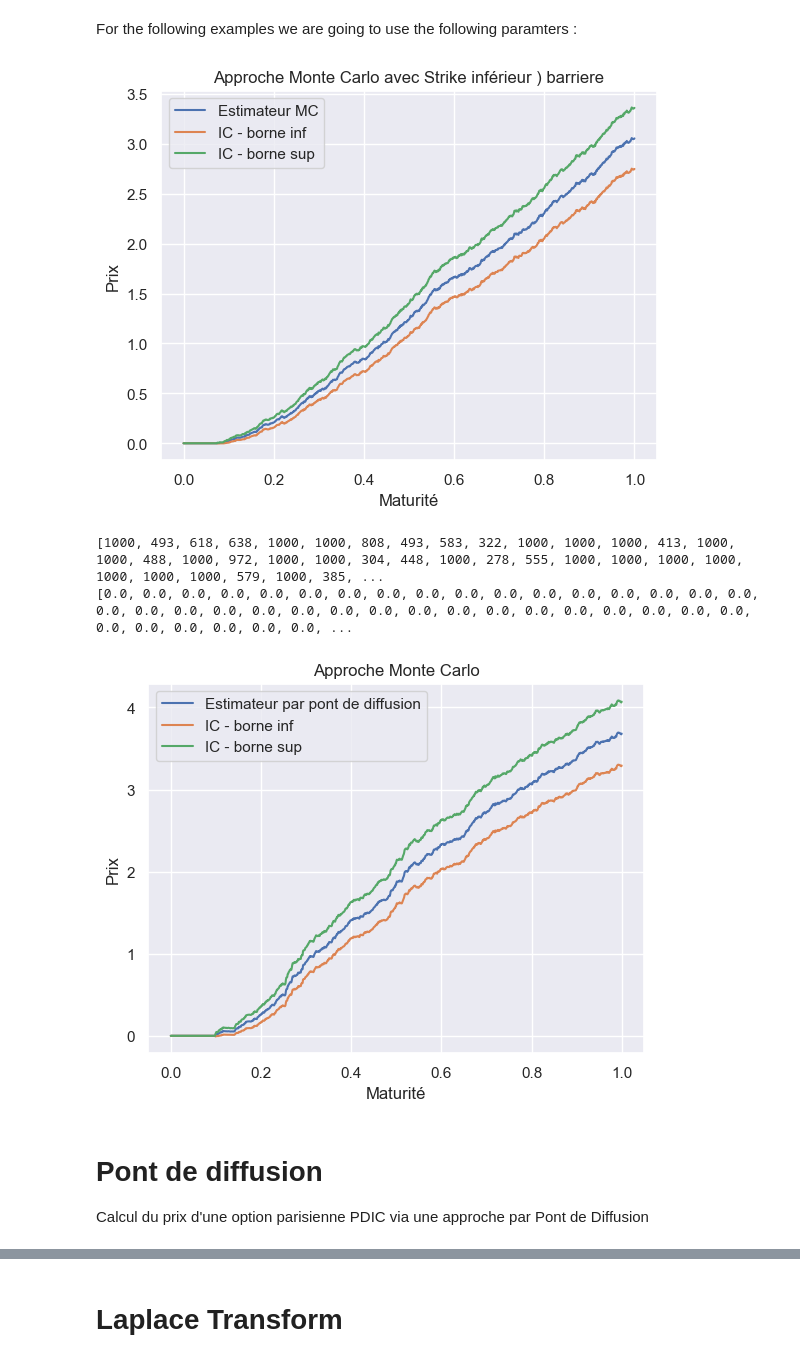
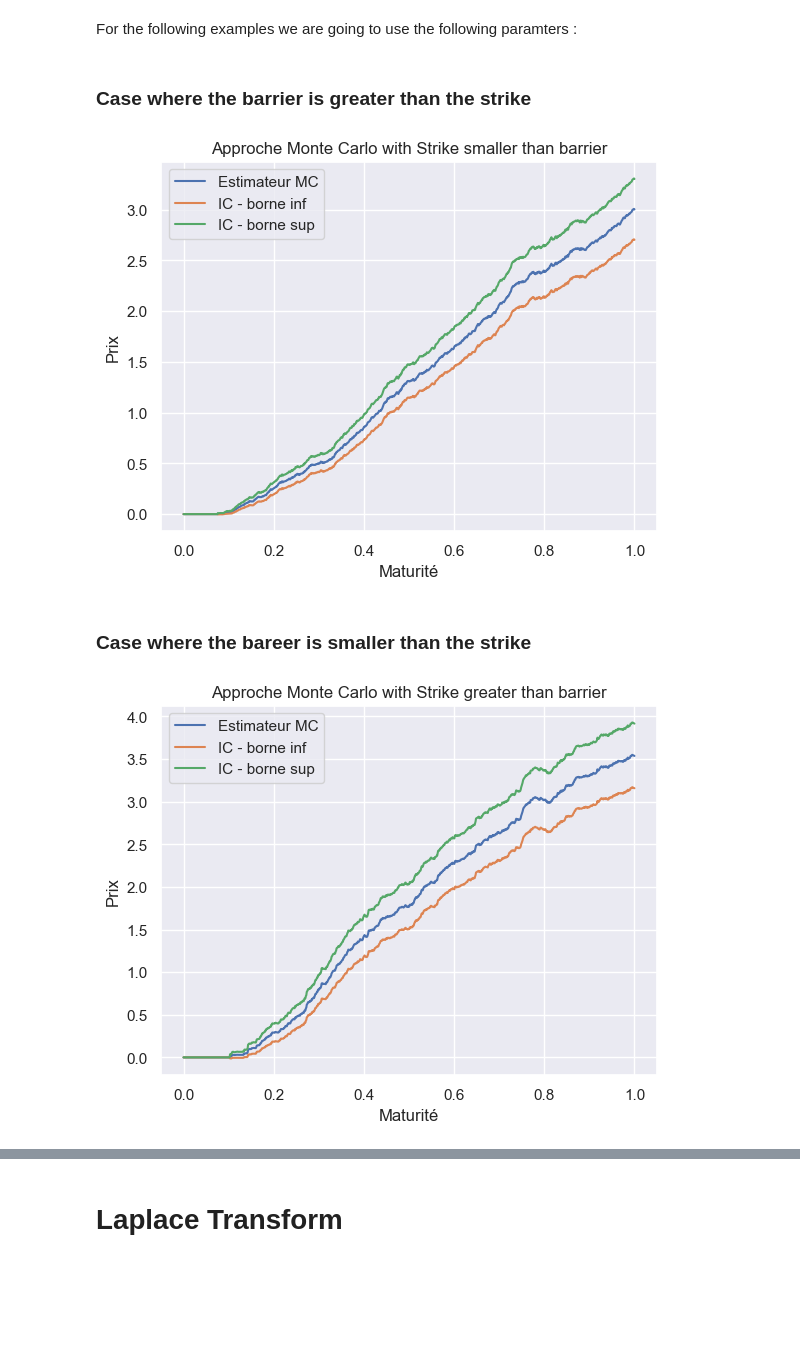
Before and after one commit to hedsto/Valorisation-parisian-option, a Jupyter notebook: valorisation_parisian_option.ipynb, the cells around one changed output, grey strips where cells are left out. Cells and saved outputs as stored; diff of their text form; code cells hidden in the pictures; blank space fills up the shorter version.

```diff
--- a/valorisation_parisian_option.ipynb
+++ b/valorisation_parisian_option.ipynb
@@ -160,11 +161,10 @@ x = 100
 T = 1
 K = 100
 sigma = 0.2
-r = 0.025
+r = 0.005
 delta = 0
 n_times = 1000
-n_paths = 10000
-L = 110
+n_paths = 1000
 D = 20/360
 # %%
 def pdic_mc(x, T, K, L, D, sigma, r, delta, n_times, n_paths, epsilon):
@@ -217,21 +217,10 @@ def pdic_mc(x, T, K, L, D, sigma, r, delta, n_times, n_paths, epsilon):
         mc_conf_sup.append(interval[3])
 
     return mc, mc_conf_inf, mc_conf_sup
+# %% [markdown]
+### Case where the barrier is greater than the strike
 # %%
-x = 100
-T = 1
-K = 100
-sigma = 0.2
-r = 0.005
-delta = 0
-n_times = 1000
-n_paths = 1000
 L = 110
-D = 20/360
-p = 15
-q = 15
-alpha = 18.4/(2*T)
-
 
 mc, mc_conf_inf, mc_conf_sup = pdic_mc(x, T, K, L, D,sigma,r,delta,n_times, n_paths, epsilon=0.1)
 times = np.linspace(0,T,n_times)
@@ -239,47 +228,30 @@ times = np.linspace(0,T,n_times)
 plt.plot(times, mc, label = "Estimateur MC")
 plt.plot(times, mc_conf_inf, label = "IC - borne inf")
 plt.plot(times, mc_conf_sup, label = "IC - borne sup")
-plt.title("Approche Monte Carlo avec Strike inférieur ) barriere")
+plt.title("Approche Monte Carlo with Strike smaller than barrier")
 plt.legend()
 plt.xlabel("Maturité")
 plt.ylabel("Prix")
 plt.show()
 # %% [output]
-[figure, old version]
+[figure, new version]
+# %% [markdown]
+### Case where the bareer is smaller than the strike
 # %%
-x = 100
-T = 1
-K = 100
-sigma = 0.2
-r = 0.005
-delta = 0
-n_times = 1000
-n_paths = 1000
 L = 90
-D = 20/360
-p = 15
-q = 15
-alpha = 18.4/(2*T)
 
-#mc = simulate_parisian_option_MC(x, T, K, L, D,sigma,r,delta,n_times, n_paths, epsilon=0.0001)
 
 mc, mc_conf_inf, mc_conf_sup = pdic_mc(x, T, K, L, D,sigma,r,delta,n_times, n_paths, epsilon=0.1)
 times = np.linspace(0,T,n_times)
 
 
 plt.plot(times, mc, label = "Estimateur MC")
 plt.plot(times, mc_conf_inf, label = "IC - borne inf")
 plt.plot(times, mc_conf_sup, label = "IC - borne sup")
-plt.title("Approche Monte Carlo")
+plt.title("Approche Monte Carlo with Strike greater than barrier")
 plt.xlabel("Maturité")
 plt.ylabel("Prix")
 plt.legend()
 plt.show()
 # %% [output]
-[1000, 493, 618, 638, 1000, 1000, 808, 493, 583, 322, 1000, 1000, 1000, 413, 1000, 1000, 488, 1000, 972, 1000, 1000, 304, 448, 1000, 278, 555, 1000, 1000, 1000, 1000, 1000, 1000, 1000, 579, 1000, 385, ...
-[0.0, 0.0, 0.0, 0.0, 0.0, 0.0, 0.0, 0.0, 0.0, 0.0, 0.0, 0.0, 0.0, 0.0, 0.0, 0.0, 0.0, 0.0, 0.0, 0.0, 0.0, 0.0, 0.0, 0.0, 0.0, 0.0, 0.0, 0.0, 0.0, 0.0, 0.0, 0.0, 0.0, 0.0, 0.0, 0.0, 0.0, 0.0, 0.0, 0.0, ...
-[figure, old version]
+[figure, new version]
-# %% [markdown]
-# Pont de diffusion
-
-Calcul du prix d'une option parisienne PDIC via une approche par Pont de Diffusion
```
Also changed, not shown: parts of 9 cells of this notebook.
